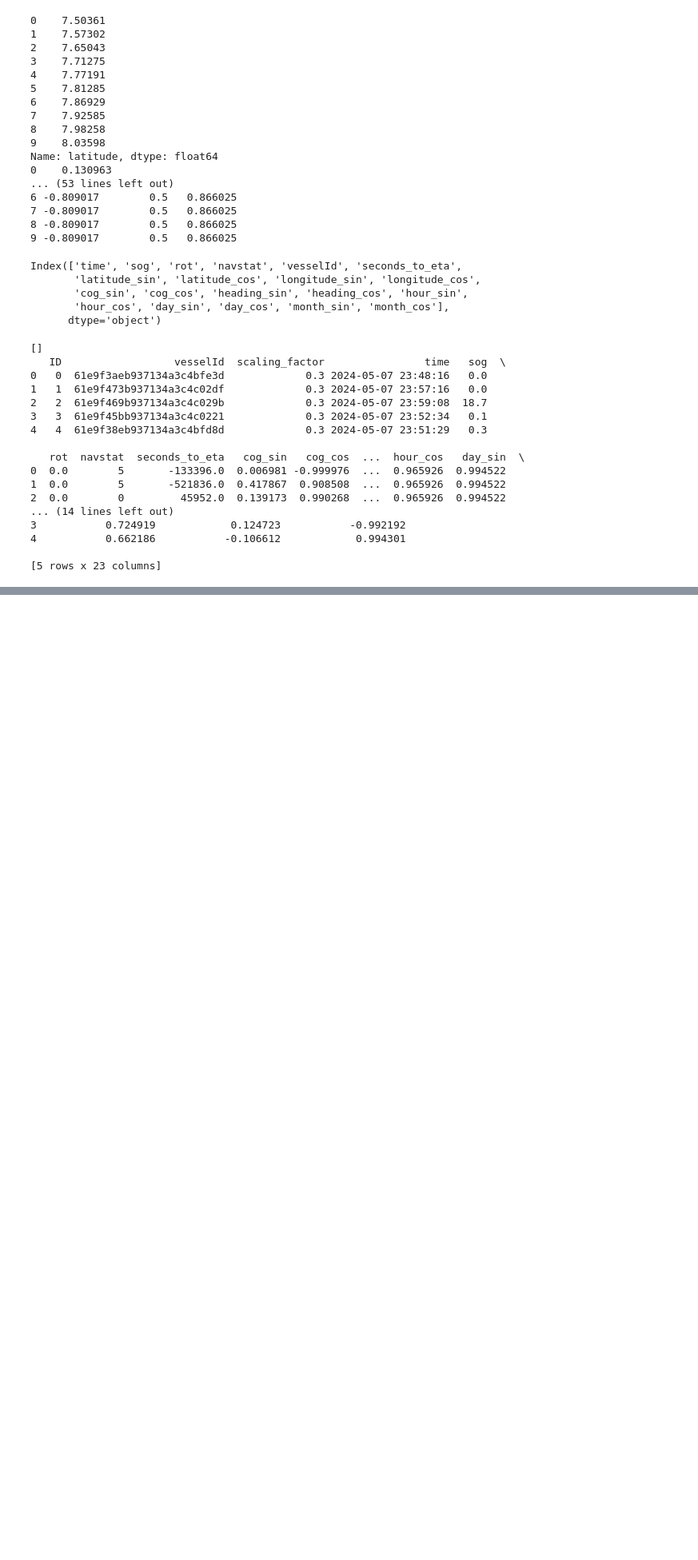
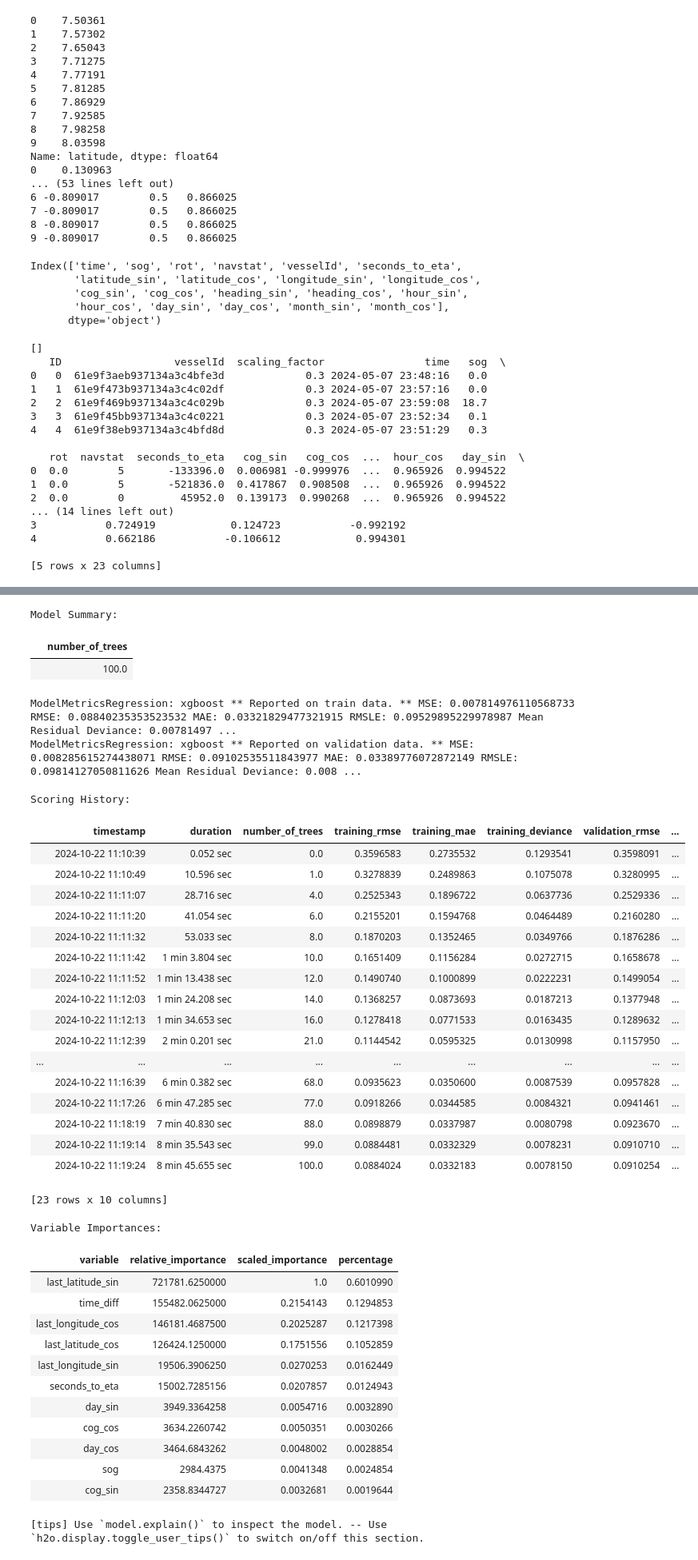
Before and after one commit to iverri/ML-Group-Project, a Jupyter notebook: src/pipeline_kris.ipynb, the cells around one changed output, grey strips where cells are left out. Shown: that part at 80% size. Drawn from its saved outputs; the diff is of its cells as text; code cells hidden in the pictures; blank space fills up the shorter version.

Commit message:
param: some parameter tuning

```diff
--- a/src/pipeline_kris.ipynb
+++ b/src/pipeline_kris.ipynb
@@ -448,33 +449,25 @@ target_lat_sin = "latitude_sin"
 target_lat_cos = "latitude_cos"
 # %%
 params = {
-    "ntrees": 300,  # Maximum number of trees
-    "max_depth": 12,  # Maximum depth of each tree
+    "ntrees": 100,  # Maximum number of trees
+    "max_depth": 8,  # Maximum depth of each tree
     "min_rows": 15,  # Minimum number of rows per leaf
     "learn_rate": 0.1,  # Learning rate
     "sample_rate": 0.8,  # Row sample rate per tree
-    "col_sample_rate": 0.7,  # Column sample rate per tree
+    "col_sample_rate": 0.8,  # Column sample rate per tree
     "reg_lambda": 1.0,  # L2 regularization term
     "reg_alpha": 0.1,  # L1 regularization term
     "seed": 42,  # Random seed for reproducibility
     "stopping_rounds": 10,  # Early stopping rounds
     "stopping_metric": "AUTO",  # Metric for early stopping
-    "stopping_tolerance": 0.001  # Tolerance for early stopping
+    "stopping_tolerance": 0.001,  # Tolerance for early stopping
 }
-#score_eval_metric_only if you want to predict only on the evaluation dataset, could help against overfitting
+# score_eval_metric_only if you want to predict only on the evaluation dataset, could help against overfitting
 
-gbm_lat_sin = h2o.estimators.H2OXGBoostEstimator(
- **params
-)
-gbm_lat_cos = h2o.estimators.H2OXGBoostEstimator(
-**params
-)
-gbm_long_sin = h2o.estimators.H2OXGBoostEstimator(
-**params
-)
-gbm_long_cos = h2o.estimators.H2OXGBoostEstimator(
-**params
-)
+gbm_lat_sin = h2o.estimators.H2OXGBoostEstimator(**params)
+gbm_lat_cos = h2o.estimators.H2OXGBoostEstimator(**params)
+gbm_long_sin = h2o.estimators.H2OXGBoostEstimator(**params)
+gbm_long_cos = h2o.estimators.H2OXGBoostEstimator(**params)
 
 # gbm_cog = h2o.estimators.H2OXGBoostEstimator()
 # gbm_sog = h2o.estimators.H2OXGBoostEstimator()
@@ -488,7 +481,7 @@ gbm_lat_sin.train(
     x=features_lat,
     y=target_lat_sin,
     training_frame=train_data_shifted_without_validation,
-    validation_frame= validation_data_shifted
+    validation_frame=validation_data_shifted,
 )
 # %% [output]
 xgboost Model Build progress: |
@@ -496 +490,39 @@ xgboost Model Build progress: |
+Model Summary:
+|  | number_of_trees |
+|  | 100.0 |
+ModelMetricsRegression: xgboost ** Reported on train data. ** MSE: 0.007814976110568733 RMSE: 0.08840235353523532 MAE: 0.03321829477321915 RMSLE: 0.09529895229978987 Mean Residual Deviance: 0.00781497 ...
+ModelMetricsRegression: xgboost ** Reported on validation data. ** MSE: 0.008285615274438071 RMSE: 0.09102535511843977 MAE: 0.03389776072872149 RMSLE: 0.09814127050811626 Mean Residual Deviance: 0.008 ...
+Scoring History:
+|  | timestamp | duration | number_of_trees | training_rmse | training_mae | training_deviance | validation_rmse | ... |
+|  | 2024-10-22 11:10:39 | 0.052 sec | 0.0 | 0.3596583 | 0.2735532 | 0.1293541 | 0.3598091 | ... |
+|  | 2024-10-22 11:10:49 | 10.596 sec | 1.0 | 0.3278839 | 0.2489863 | 0.1075078 | 0.3280995 | ... |
+|  | 2024-10-22 11:11:07 | 28.716 sec | 4.0 | 0.2525343 | 0.1896722 | 0.0637736 | 0.2529336 | ... |
+|  | 2024-10-22 11:11:20 | 41.054 sec | 6.0 | 0.2155201 | 0.1594768 | 0.0464489 | 0.2160280 | ... |
+|  | 2024-10-22 11:11:32 | 53.033 sec | 8.0 | 0.1870203 | 0.1352465 | 0.0349766 | 0.1876286 | ... |
+|  | 2024-10-22 11:11:42 | 1 min 3.804 sec | 10.0 | 0.1651409 | 0.1156284 | 0.0272715 | 0.1658678 | ... |
+|  | 2024-10-22 11:11:52 | 1 min 13.438 sec | 12.0 | 0.1490740 | 0.1000899 | 0.0222231 | 0.1499054 | ... |
+|  | 2024-10-22 11:12:03 | 1 min 24.208 sec | 14.0 | 0.1368257 | 0.0873693 | 0.0187213 | 0.1377948 | ... |
+|  | 2024-10-22 11:12:13 | 1 min 34.653 sec | 16.0 | 0.1278418 | 0.0771533 | 0.0163435 | 0.1289632 | ... |
+|  | 2024-10-22 11:12:39 | 2 min 0.201 sec | 21.0 | 0.1144542 | 0.0595325 | 0.0130998 | 0.1157950 | ... |
+| ... | ... | ... | ... | ... | ... | ... | ... | ... |
+|  | 2024-10-22 11:16:39 | 6 min 0.382 sec | 68.0 | 0.0935623 | 0.0350600 | 0.0087539 | 0.0957828 | ... |
+|  | 2024-10-22 11:17:26 | 6 min 47.285 sec | 77.0 | 0.0918266 | 0.0344585 | 0.0084321 | 0.0941461 | ... |
+|  | 2024-10-22 11:18:19 | 7 min 40.830 sec | 88.0 | 0.0898879 | 0.0337987 | 0.0080798 | 0.0923670 | ... |
+|  | 2024-10-22 11:19:14 | 8 min 35.543 sec | 99.0 | 0.0884481 | 0.0332329 | 0.0078231 | 0.0910710 | ... |
+|  | 2024-10-22 11:19:24 | 8 min 45.655 sec | 100.0 | 0.0884024 | 0.0332183 | 0.0078150 | 0.0910254 | ... |
+[23 rows x 10 columns]
+Variable Importances:
+| variable | relative_importance | scaled_importance | percentage |
+| last_latitude_sin | 721781.6250000 | 1.0 | 0.6010990 |
+| time_diff | 155482.0625000 | 0.2154143 | 0.1294853 |
+| last_longitude_cos | 146181.4687500 | 0.2025287 | 0.1217398 |
+| last_latitude_cos | 126424.1250000 | 0.1751556 | 0.1052859 |
+| last_longitude_sin | 19506.3906250 | 0.0270253 | 0.0162449 |
+| seconds_to_eta | 15002.7285156 | 0.0207857 | 0.0124943 |
+| day_sin | 3949.3364258 | 0.0054716 | 0.0032890 |
+| cog_cos | 3634.2260742 | 0.0050351 | 0.0030266 |
+| day_cos | 3464.6843262 | 0.0048002 | 0.0028854 |
+| sog | 2984.4375 | 0.0041348 | 0.0024854 |
+| cog_sin | 2358.8344727 | 0.0032681 | 0.0019644 |
+[tips] Use `model.explain()` to inspect the model. -- Use `h2o.display.toggle_user_tips()` to switch on/off this section.
 # %%
```
Also changed, not shown: parts of 16 cells of this notebook.
